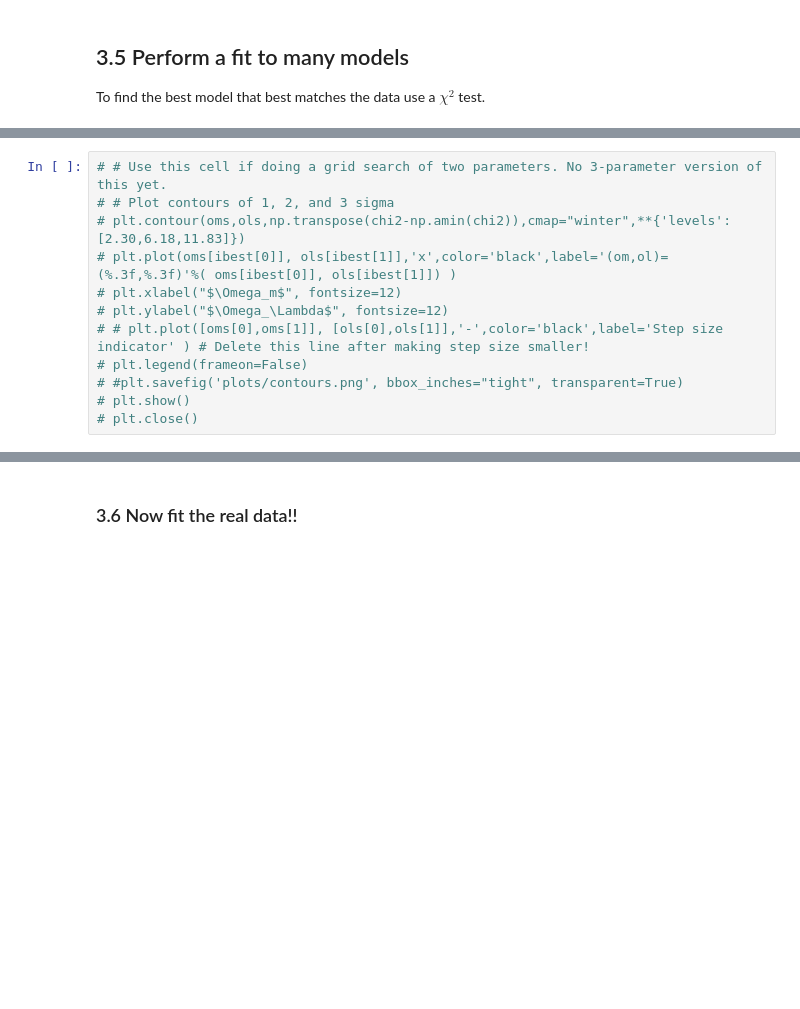
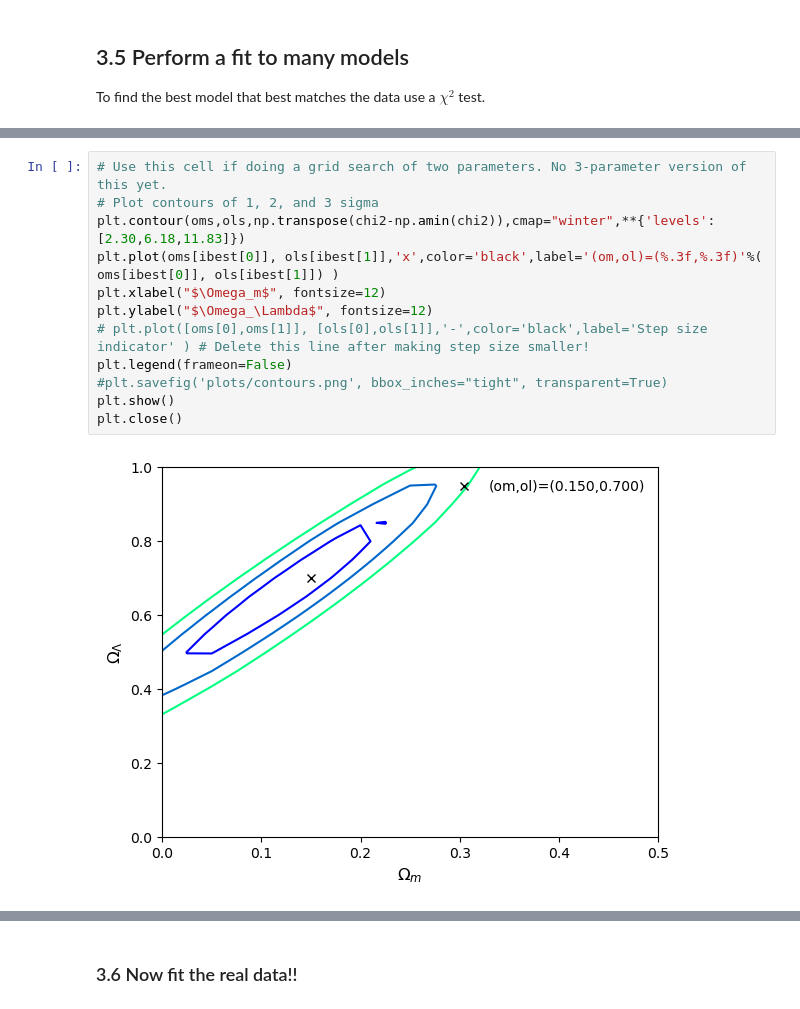
Before and after one commit to naidee/Cosmology-Project, a Jupyter notebook: cosmo/docs/notebooks/Fit_ModelsPrez.ipynb, the cells around one changed output, grey strips where cells are left out. Saved outputs shown, nothing was run; the diff lists cells and outputs as text; blank space fills up the shorter version.

```diff
--- a/cosmo/docs/notebooks/Fit_ModelsPrez.ipynb
+++ b/cosmo/docs/notebooks/Fit_ModelsPrez.ipynb
@@ -309,12 +361,14 @@ Reduced chi^2 for the best fit is 1.13
 # %%
-# # Use this cell if doing a grid search of two parameters. No 3-parameter version of this yet.
-# # Plot contours of 1, 2, and 3 sigma
-# plt.contour(oms,ols,np.transpose(chi2-np.amin(chi2)),cmap="winter",**{'levels':[2.30,6.18,11.83]})
-# plt.plot(oms[ibest[0]], ols[ibest[1]],'x',color='black',label='(om,ol)=(%.3f,%.3f)'%( oms[ibest[0]], ols[ibest[1]]) )
-# plt.xlabel("$\Omega_m$", fontsize=12)
-# plt.ylabel("$\Omega_\Lambda$", fontsize=12)
-# # plt.plot([oms[0],oms[1]], [ols[0],ols[1]],'-',color='black',label='Step size indicator' ) # Delete this line after making step size smaller!
-# plt.legend(frameon=False)
-# #plt.savefig('plots/contours.png', bbox_inches="tight", transparent=True)
-# plt.show()
-# plt.close()
+# Use this cell if doing a grid search of two parameters. No 3-parameter version of this yet.
+# Plot contours of 1, 2, and 3 sigma
+plt.contour(oms,ols,np.transpose(chi2-np.amin(chi2)),cmap="winter",**{'levels':[2.30,6.18,11.83]})
+plt.plot(oms[ibest[0]], ols[ibest[1]],'x',color='black',label='(om,ol)=(%.3f,%.3f)'%( oms[ibest[0]], ols[ibest[1]]) )
+plt.xlabel("$\Omega_m$", fontsize=12)
+plt.ylabel("$\Omega_\Lambda$", fontsize=12)
+# plt.plot([oms[0],oms[1]], [ols[0],ols[1]],'-',color='black',label='Step size indicator' ) # Delete this line after making step size smaller!
+plt.legend(frameon=False)
+#plt.savefig('plots/contours.png', bbox_inches="tight", transparent=True)
+plt.show()
+plt.close()
+# %% [output]
+[figure, added]
```
Also changed, not shown: parts of 19 cells of this notebook, 3 other files.
